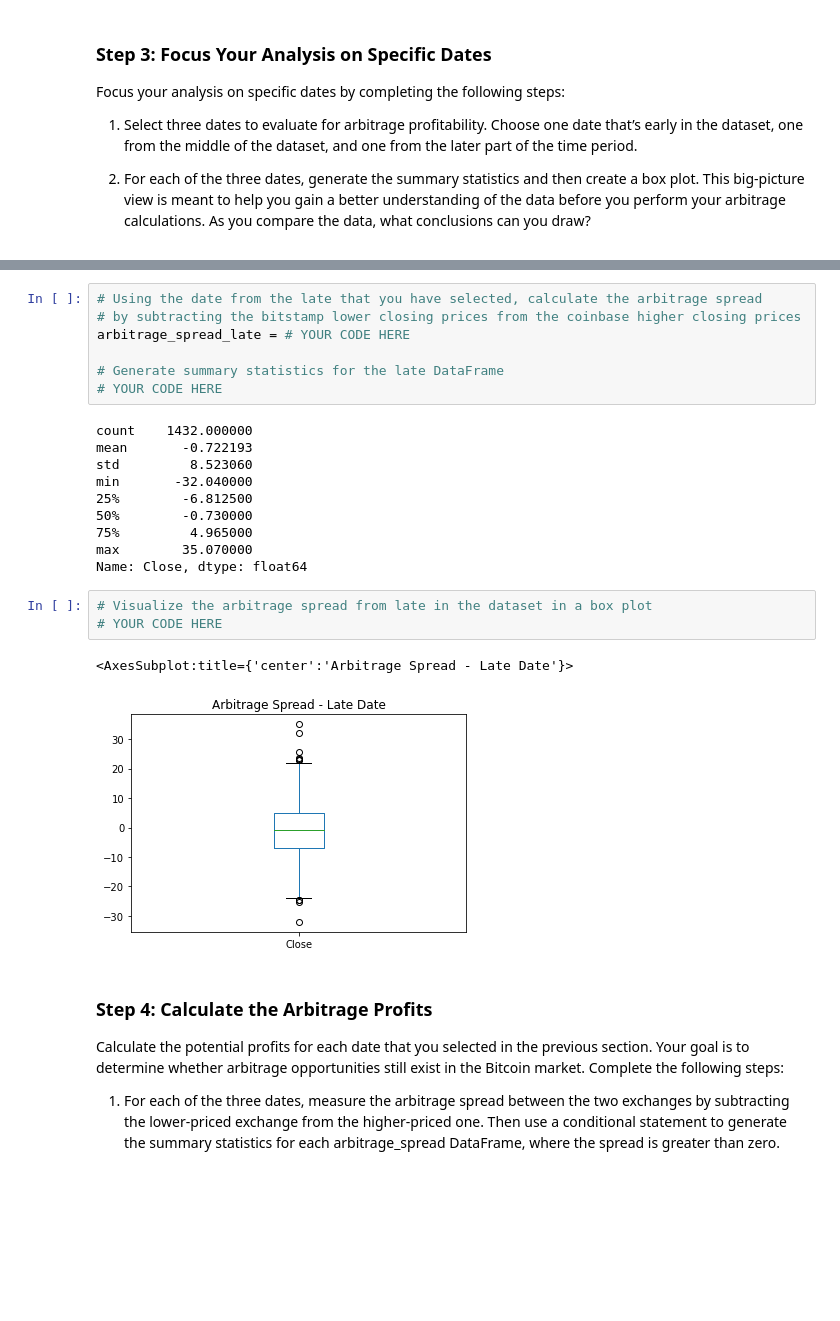
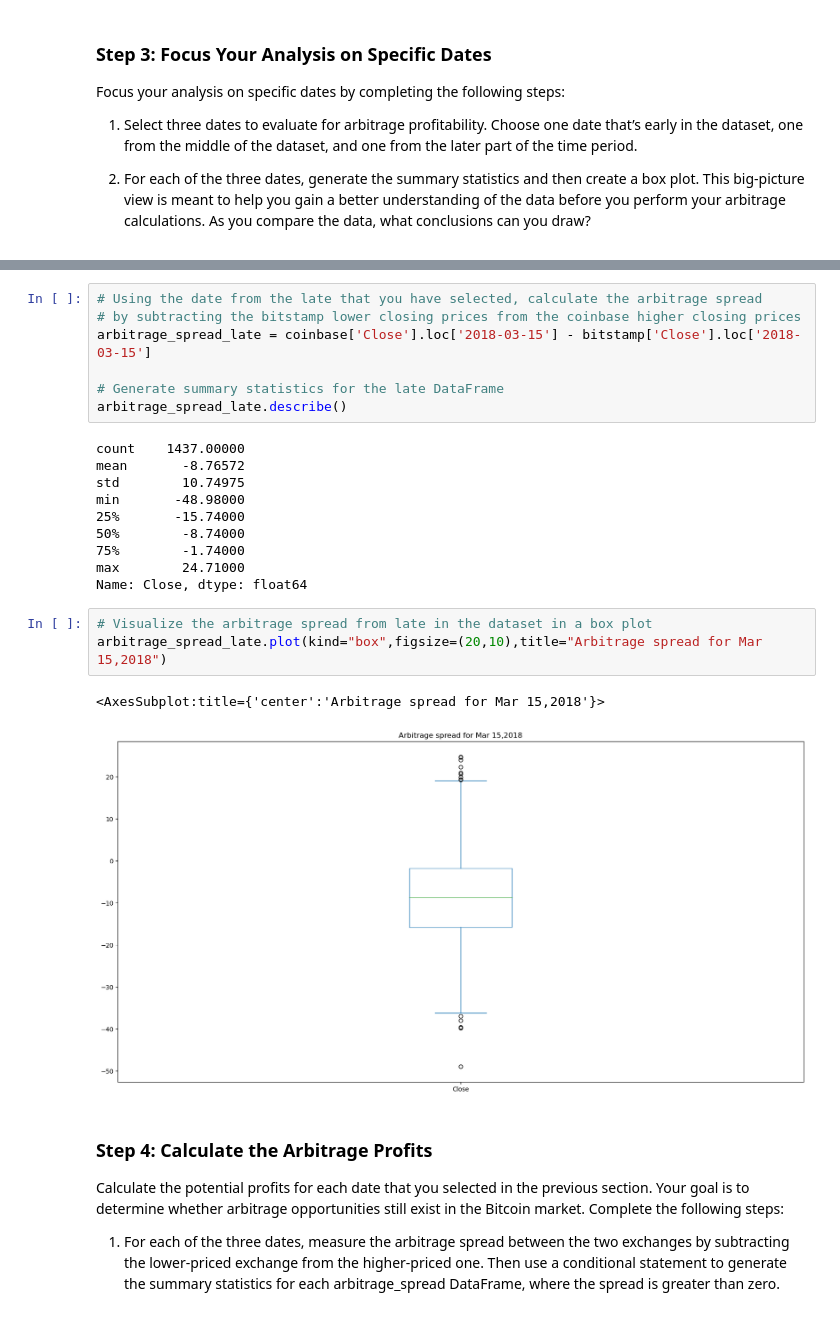
Before and after one commit to anuraggargLTI/module3challenge, a Jupyter notebook: crypto_arbitrage.ipynb, the cells around one changed output, grey strips where cells are left out. Cells and saved outputs as stored; diff of their text form; blank space fills up the shorter version.

```diff
--- a/crypto_arbitrage.ipynb
+++ b/crypto_arbitrage.ipynb
@@ -400,26 +415,26 @@ Name: Close, dtype: float64
 # %%
 # Using the date from the late that you have selected, calculate the arbitrage spread
 # by subtracting the bitstamp lower closing prices from the coinbase higher closing prices
-arbitrage_spread_late = # YOUR CODE HERE
+arbitrage_spread_late = coinbase['Close'].loc['2018-03-15'] - bitstamp['Close'].loc['2018-03-15']
 
 # Generate summary statistics for the late DataFrame
-# YOUR CODE HERE
+arbitrage_spread_late.describe()
 # %% [output]
-count    1432.000000
-mean       -0.722193
-std         8.523060
-min       -32.040000
-25%        -6.812500
-50%        -0.730000
-75%         4.965000
-max        35.070000
+count    1437.00000
+mean       -8.76572
+std        10.74975
+min       -48.98000
+25%       -15.74000
+50%        -8.74000
+75%        -1.74000
+max        24.71000
 Name: Close, dtype: float64
 # %%
 # Visualize the arbitrage spread from late in the dataset in a box plot
-# YOUR CODE HERE
+arbitrage_spread_late.plot(kind="box",figsize=(20,10),title="Arbitrage spread for Mar 15,2018")
 # %% [output]
-<AxesSubplot:title={'center':'Arbitrage Spread - Late Date'}>
+<AxesSubplot:title={'center':'Arbitrage spread for Mar 15,2018'}>
-[figure, old version]
+[figure, new version]
 # %% [markdown]
 ### Step 4: Calculate the Arbitrage Profits
 
```
Also changed, not shown: parts of 43 cells of this notebook.
